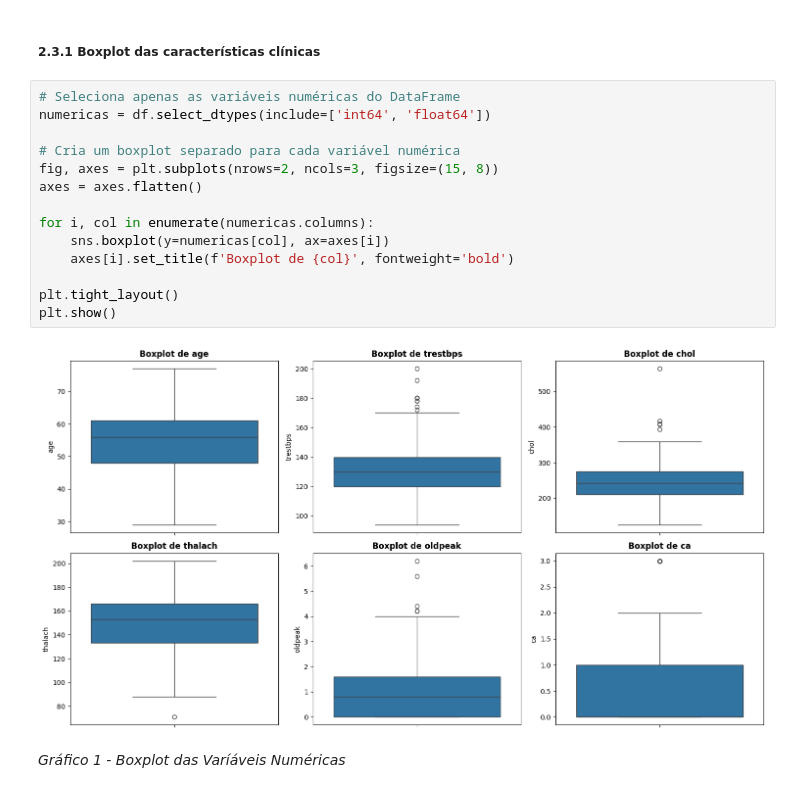
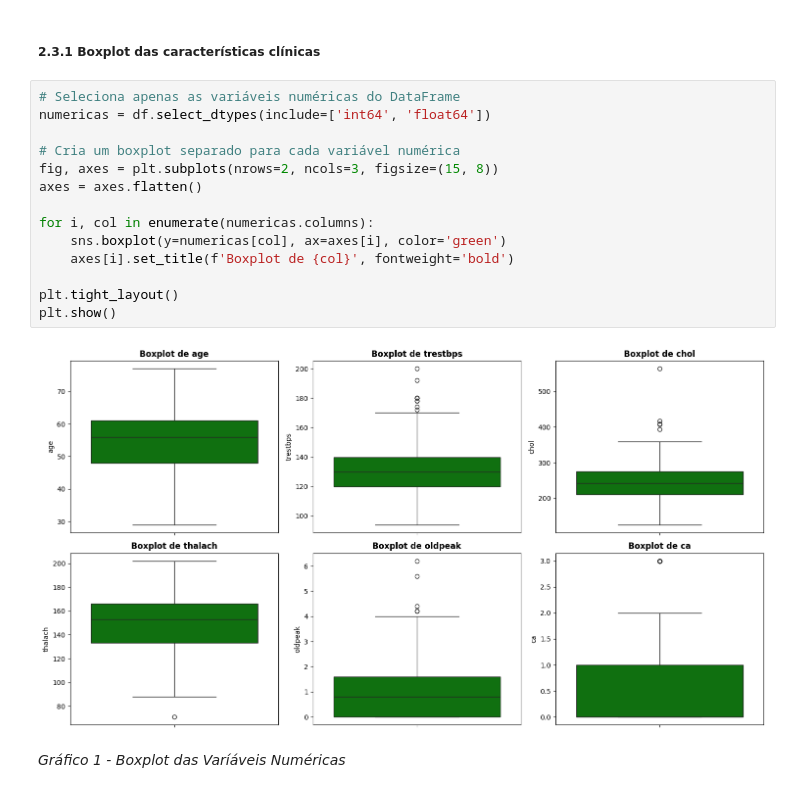
Before and after one commit to luiscpl/PUC_MVP, a Jupyter notebook: MVP_LUIS_CLAUDIO.ipynb, the cells around one changed output. Cells and saved outputs as stored; diff of their text form.

```diff
--- a/MVP_LUIS_CLAUDIO.ipynb
+++ b/MVP_LUIS_CLAUDIO.ipynb
@@ -281,19 +281,19 @@ Para uma avaliação mais precisa desses valores atípicos (Outliers), valores e
 # %%
 # Seleciona apenas as variáveis numéricas do DataFrame
 numericas = df.select_dtypes(include=['int64', 'float64'])
 
 # Cria um boxplot separado para cada variável numérica
 fig, axes = plt.subplots(nrows=2, ncols=3, figsize=(15, 8))
 axes = axes.flatten()
 
 for i, col in enumerate(numericas.columns):
-    sns.boxplot(y=numericas[col], ax=axes[i])
+    sns.boxplot(y=numericas[col], ax=axes[i], color='green')
     axes[i].set_title(f'Boxplot de {col}', fontweight='bold')
 
 plt.tight_layout()
 plt.show()
 # %% [output]
-[figure, old version]
+[figure, new version]
 # %% [markdown]
 *Gráfico 1 - Boxplot das Varíáveis Numéricas*
 # %% [markdown]
```
Also changed, not shown: parts of 1 cell of this notebook.
